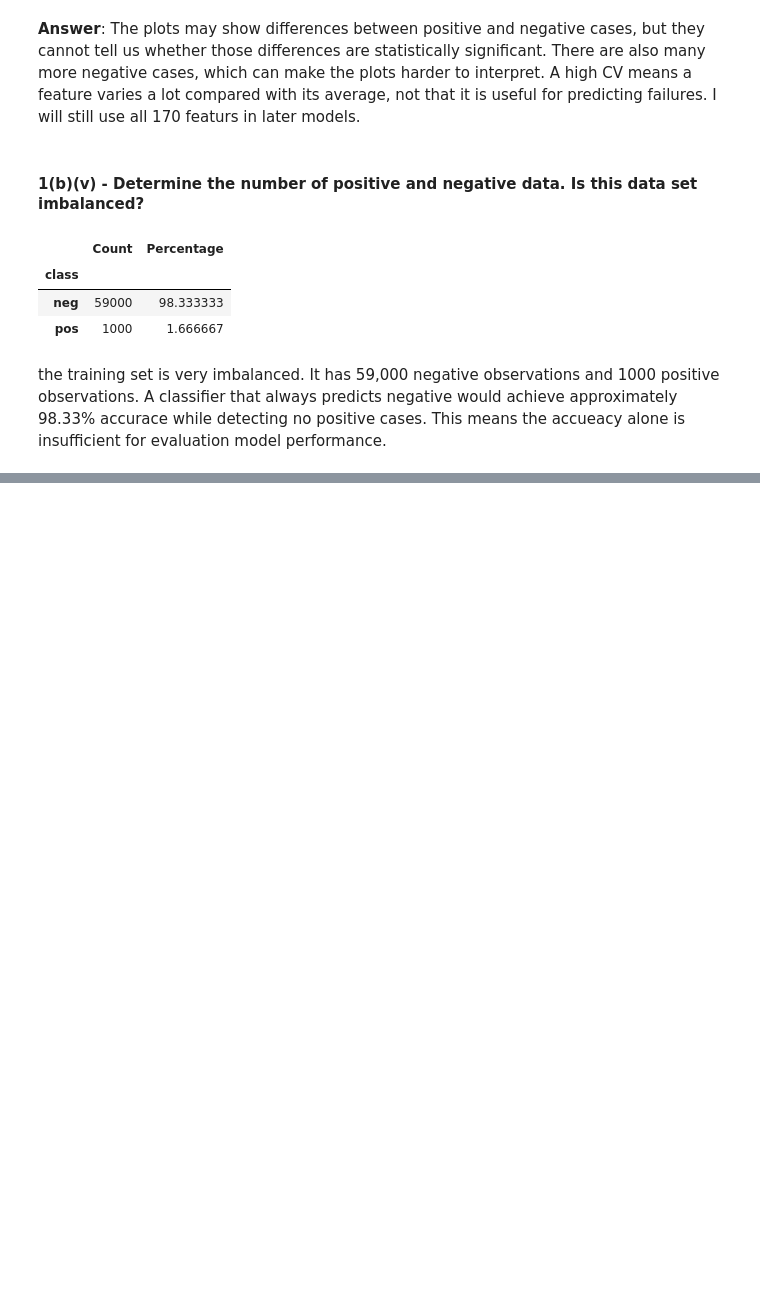
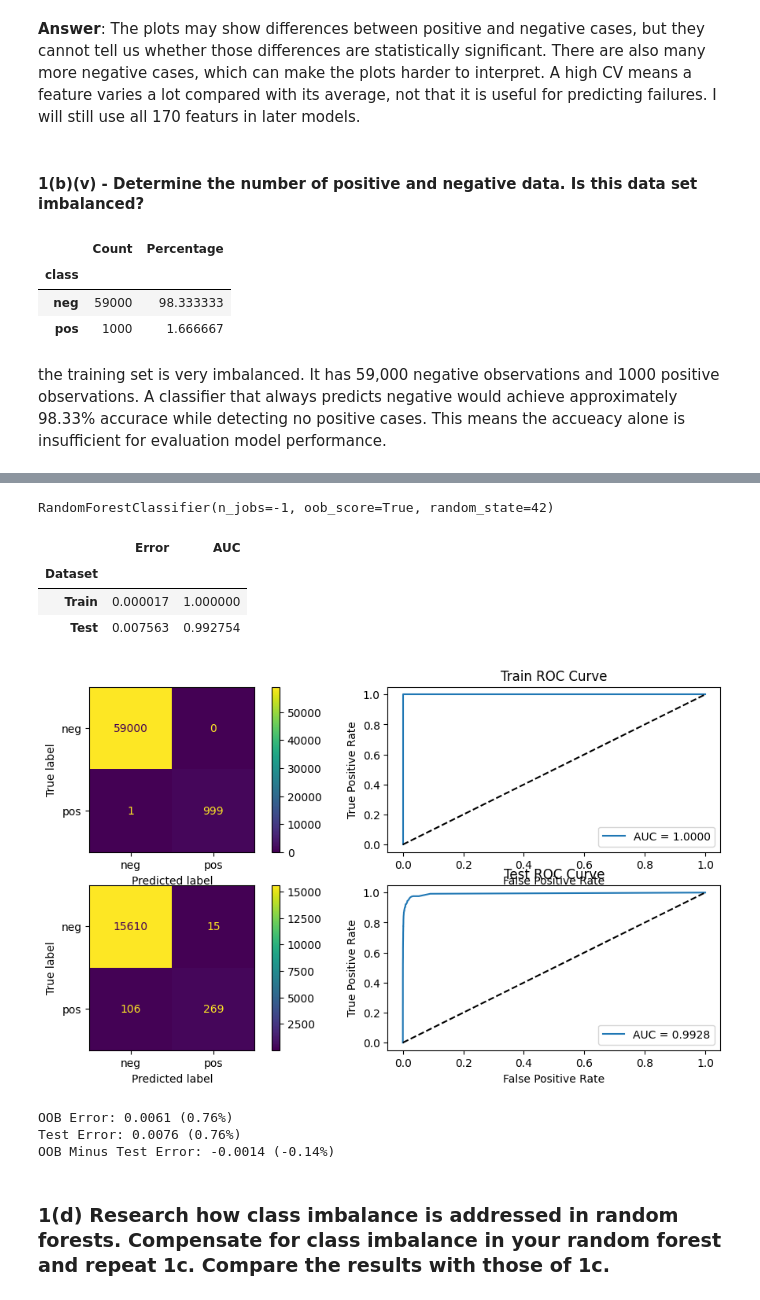
Before and after one commit to jfulch/dsci-552-fulcher-jesse-hw6, a Jupyter notebook: notebook/Fulcher_Jesse_HW6.ipynb, the cells around one changed output, grey strips where cells are left out. Drawn from its saved outputs; the diff is of its cells as text; code cells hidden in the pictures; blank space fills up the shorter version.

```diff
--- a/notebook/Fulcher_Jesse_HW6.ipynb
+++ b/notebook/Fulcher_Jesse_HW6.ipynb
@@ -272,0 +275,78 @@ the training set is very imbalanced. It has 59,000 negative observations and 100
+# %%
+from sklearn.ensemble import RandomForestClassifier
+
+rf_model = RandomForestClassifier(
+    n_estimators=100,
+    class_weight=None,
+    bootstrap=True,
+    oob_score=True,
+    random_state=42,
+    n_jobs=-1,
+)
+
+rf_model.fit(x_train, y_train)
+# %% [output]
+RandomForestClassifier(n_jobs=-1, oob_score=True, random_state=42)
+# %%
+from sklearn.metrics import(
+    accuracy_score,
+    confusion_matrix,
+    roc_curve,
+    roc_auc_score,
+    ConfusionMatrixDisplay
+)
+
+positive_index = list(rf_model.classes_).index("pos")
+
+results = []
+
+fig, axes = plt.subplots(2, 2, figsize=(12, 6))
+
+for row, (name, features, labels) in enumerate([
+    ("Train", x_train, y_train),
+    ("Test", x_test, y_test)
+]):
+    predictions = rf_model.predict(features)
+    probabilities = rf_model.predict_proba(features)[:, positive_index]
+
+    error = 1 - accuracy_score(labels, predictions)
+    auc = roc_auc_score(labels, probabilities)
+    results.append({"Dataset": name, "Error": error, "AUC": auc})
+
+    matrix = confusion_matrix(labels, predictions, labels=["neg", "pos"])
+
+    ConfusionMatrixDisplay(confusion_matrix=matrix, display_labels=["neg", "pos"]).plot(ax=axes[row, 0])
+
+    fpr, tpr, _ = roc_curve(labels, probabilities, pos_label="pos")
+
+    axes[row, 1].plot(fpr, tpr, label=f"AUC = {auc:.4f}")
+    axes[row, 1].plot([0, 1], [0, 1], "k--")
+    axes[row, 1].set_xlabel("False Positive Rate")
+    axes[row, 1].set_ylabel("True Positive Rate")
+    axes[row, 1].set_title(f"{name} ROC Curve")
+    axes[row, 1].legend(loc="lower right")
+
+rf_results = pd.DataFrame(results).set_index("Dataset")
+display(rf_results)
+
+
+plt.show()
+# %% [output]
+|  | Error | AUC |
+| Dataset |  |  |
+| Train | 0.000017 | 1.000000 |
+| Test | 0.007563 | 0.992754 |
+[figure, added]
+# %%
+oob_err = 1 - rf_model.oob_score_
+test_error = rf_results.loc["Test", "Error"]
+
+print(f"OOB Error: {oob_err:.4f} ({test_error:.2%})")
+print(f"Test Error: {test_error:.4f} ({test_error:.2%})")
+print(f"OOB Minus Test Error: {oob_err - test_error:.4f} ({(oob_err - test_error):.2%})")
+# %% [output]
+OOB Error: 0.0061 (0.76%)
+Test Error: 0.0076 (0.76%)
+OOB Minus Test Error: -0.0014 (-0.14%)
+# %% [markdown]
+### 1(d) Research how class imbalance is addressed in random forests. Compensate for class imbalance in your random forest and repeat 1c. Compare the results with those of 1c.
```
Also changed, not shown: parts of 5 cells of this notebook.
